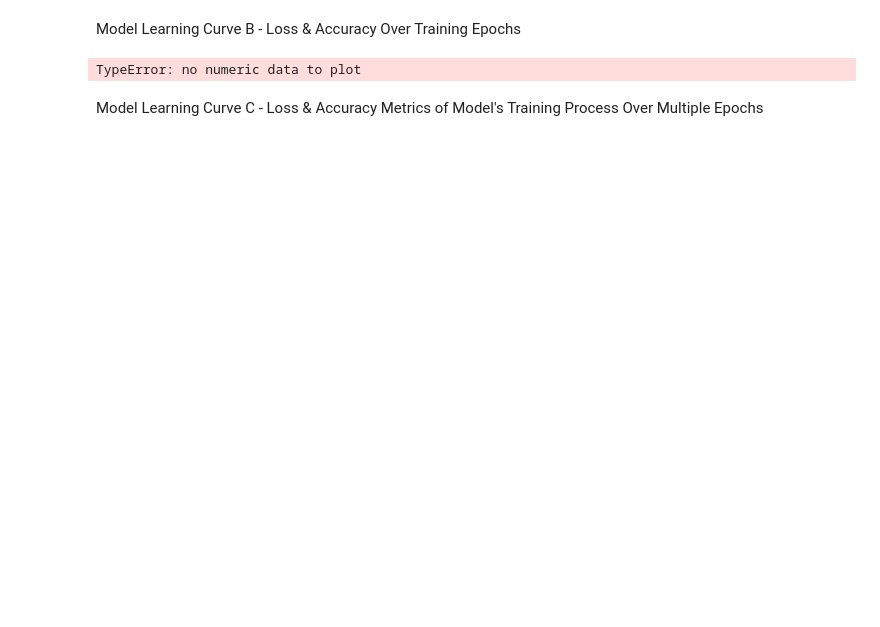
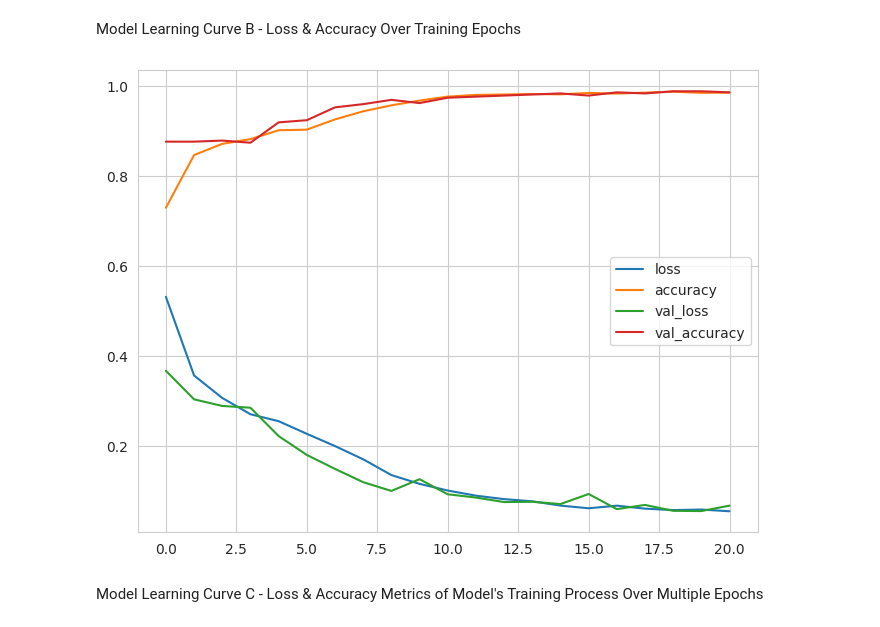
Before and after one commit to Sammy92dec/mildew-detector-pp5, a Jupyter notebook: jupyter_notebooks/ModellingEvaluating.ipynb, the cells around one changed output. Drawn from its saved outputs; the diff is of its cells as text; code cells hidden in the pictures; blank space fills up the shorter version.

```diff
--- a/jupyter_notebooks/ModellingEvaluating.ipynb
+++ b/jupyter_notebooks/ModellingEvaluating.ipynb
@@ -460,13 +445,13 @@ KeyError: "None of [Index(['loss', 'val_loss'], dtype='object')] are in the [col
 # %% [markdown]
 Model Learning Curve B - Loss & Accuracy Over Training Epochs
 # %%
+pd.DataFrame(model.history.history).plot(figsize=(8,6))
 
-pd.DataFrame(model.history.history).plot(figsize=(8,5))
-plt.savefig(f'{file_path}/model_loss_acc.png',
+plt.savefig(f'{file_path}/model_combined.png',
             bbox_inches='tight', dpi=150)
 plt.show()
 # %% [output]
-TypeError: no numeric data to plot
+[figure, added]
 # %% [markdown]
 
 Model Learning Curve C - Loss & Accuracy Metrics of Model's Training Process Over Multiple Epochs
```
Also changed, not shown: parts of 7 cells of this notebook, 4 other files.
